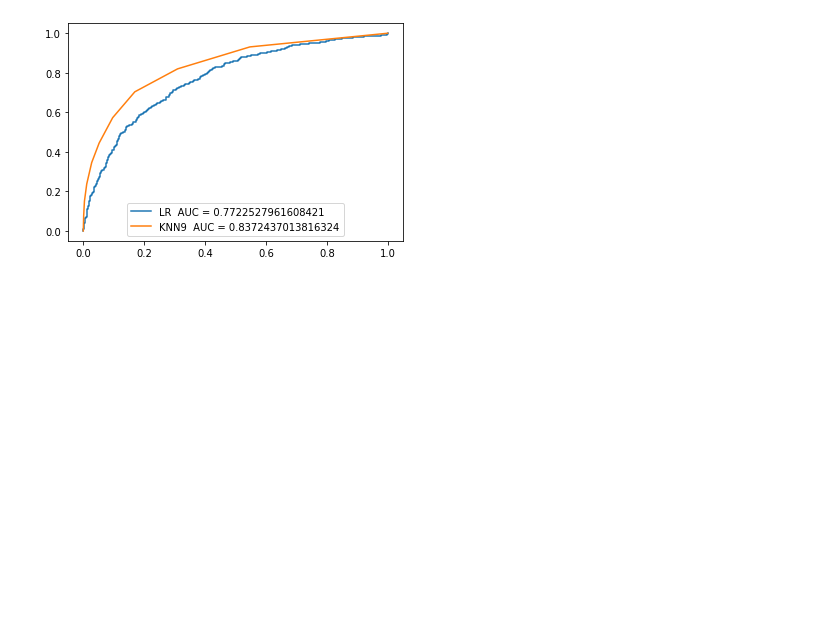
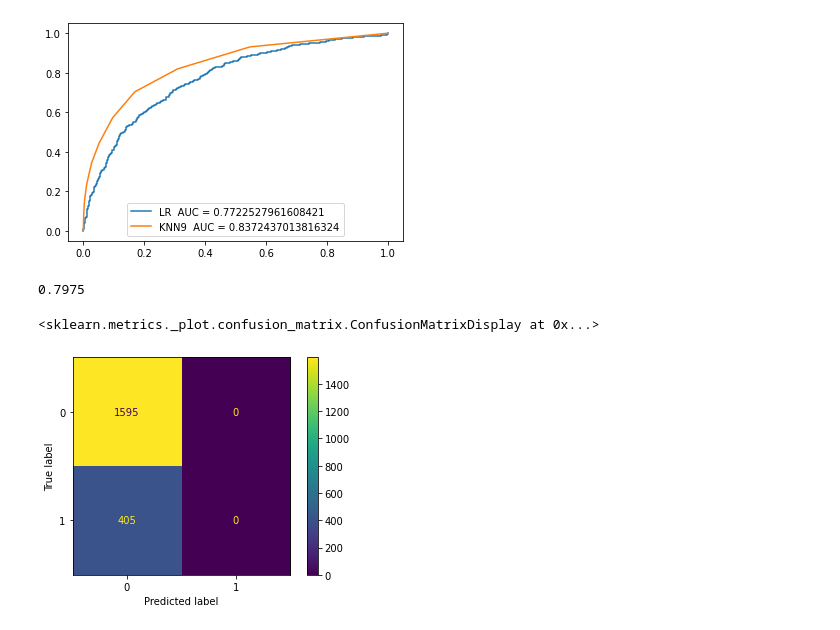
Before and after one commit to Aymen135/TP_machinelearning, a Jupyter notebook: TP3/TP3.ipynb, the cells around one changed output. Drawn from its saved outputs; the diff is of its cells as text; code cells hidden in the pictures; blank space fills up the shorter version.

```diff
--- a/TP3/TP3.ipynb
+++ b/TP3/TP3.ipynb
@@ -371,3 +372,20 @@ plt.legend(loc='lower center')
 plt.show()
 # %% [output]
 [figure]
+# %%
+svc = SVC(kernel="linear")
+svc.fit(x_train,y_train)
+y_pred_svc = svc.predict(x_test)
+# %%
+from sklearn.metrics import accuracy_score
+accuracy_score(y_test,y_pred_svc)
+# %% [output]
+0.7975
+# %%
+from sklearn.metrics import ConfusionMatrixDisplay
+cm=confusion_matrix(y_test,y_pred_svc)
+disp = ConfusionMatrixDisplay(confusion_matrix=cm)
+disp.plot()
+# %% [output]
+<sklearn.metrics._plot.confusion_matrix.ConfusionMatrixDisplay at 0x...>
+[figure, added]
```
Also changed, not shown: parts of 20 cells of this notebook, 1 other file.
